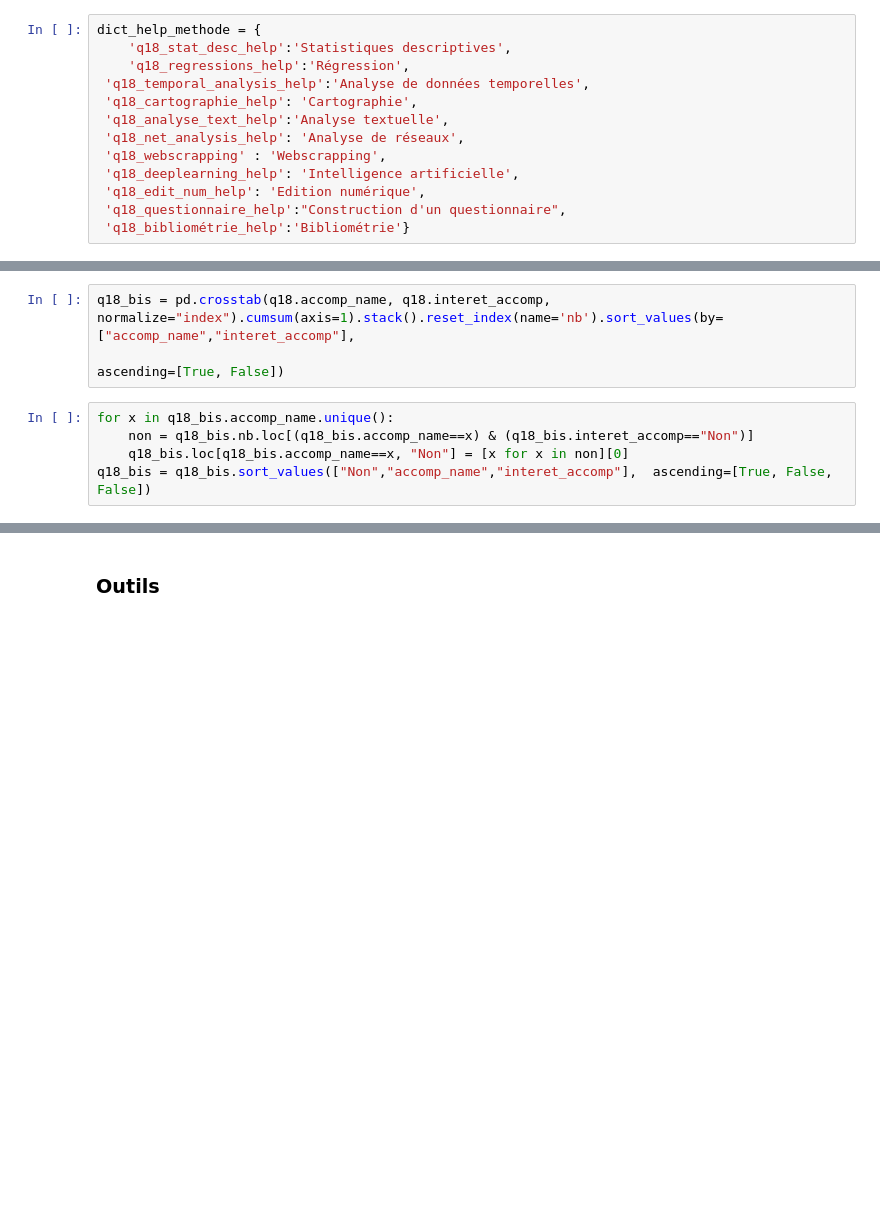
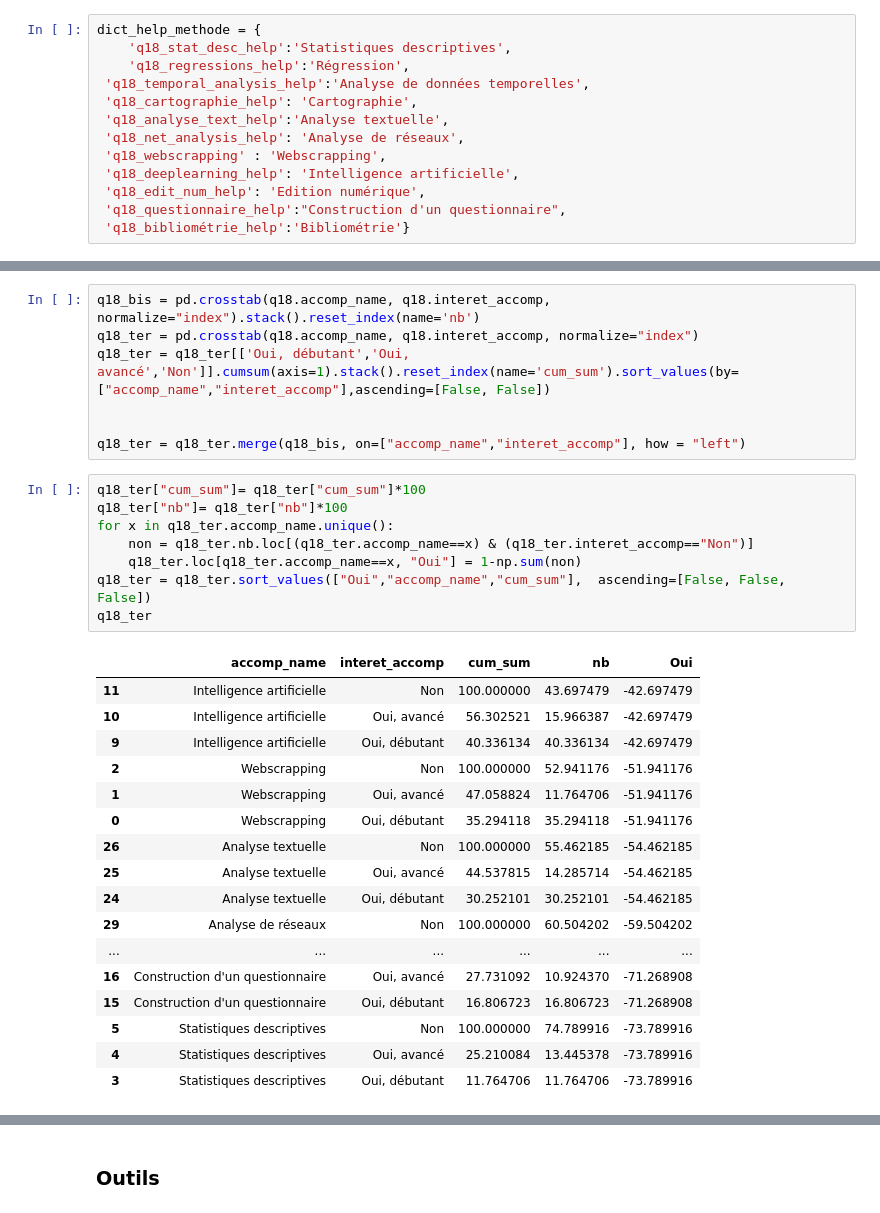
Before and after one commit to luneauaymeric/enquete_SO_p8, a Jupyter notebook: script_analyse/stat_descriptive/production_et_analyse_donnees.ipynb, the cells around one changed output, grey strips where cells are left out. Saved outputs shown, nothing was run; the diff lists cells and outputs as text; blank space fills up the shorter version.

```diff
--- a/script_analyse/stat_descriptive/production_et_analyse_donnees.ipynb
+++ b/script_analyse/stat_descriptive/production_et_analyse_donnees.ipynb
@@ -622,11 +646,36 @@ for col in df_col.label.loc[(df_col.group=="10_help_methode")&(df_col.type=="ord
 # %%
-q18_bis = pd.crosstab(q18.accomp_name, q18.interet_accomp, normalize="index").cumsum(axis=1).stack().reset_index(name='nb').sort_values(by=["accomp_name","interet_accomp"],
-                                                                                                                                     ascending=[True, False])
+q18_bis = pd.crosstab(q18.accomp_name, q18.interet_accomp, normalize="index").stack().reset_index(name='nb')
+q18_ter = pd.crosstab(q18.accomp_name, q18.interet_accomp, normalize="index")
+q18_ter = q18_ter[['Oui, débutant','Oui, avancé','Non']].cumsum(axis=1).stack().reset_index(name='cum_sum').sort_values(by=["accomp_name","interet_accomp"],ascending=[False, False])
+
+
+q18_ter = q18_ter.merge(q18_bis, on=["accomp_name","interet_accomp"], how = "left")
 # %%
-for x in q18_bis.accomp_name.unique():
-    non = q18_bis.nb.loc[(q18_bis.accomp_name==x) & (q18_bis.interet_accomp=="Non")]
-    q18_bis.loc[q18_bis.accomp_name==x, "Non"] = [x for x in non][0]
-q18_bis = q18_bis.sort_values(["Non","accomp_name","interet_accomp"],  ascending=[True, False, False])
+q18_ter["cum_sum"]= q18_ter["cum_sum"]*100
+q18_ter["nb"]= q18_ter["nb"]*100
+for x in q18_ter.accomp_name.unique():
+    non = q18_ter.nb.loc[(q18_ter.accomp_name==x) & (q18_ter.interet_accomp=="Non")]
+    q18_ter.loc[q18_ter.accomp_name==x, "Oui"] = 1-np.sum(non)
+q18_ter = q18_ter.sort_values(["Oui","accomp_name","cum_sum"],  ascending=[False, False, False])
+q18_ter
+# %% [output]
+|  | accomp_name | interet_accomp | cum_sum | nb | Oui |
+| 11 | Intelligence artificielle | Non | 100.000000 | 43.697479 | -42.697479 |
+| 10 | Intelligence artificielle | Oui, avancé | 56.302521 | 15.966387 | -42.697479 |
+| 9 | Intelligence artificielle | Oui, débutant | 40.336134 | 40.336134 | -42.697479 |
+| 2 | Webscrapping | Non | 100.000000 | 52.941176 | -51.941176 |
+| 1 | Webscrapping | Oui, avancé | 47.058824 | 11.764706 | -51.941176 |
+| 0 | Webscrapping | Oui, débutant | 35.294118 | 35.294118 | -51.941176 |
+| 26 | Analyse textuelle | Non | 100.000000 | 55.462185 | -54.462185 |
+| 25 | Analyse textuelle | Oui, avancé | 44.537815 | 14.285714 | -54.462185 |
+| 24 | Analyse textuelle | Oui, débutant | 30.252101 | 30.252101 | -54.462185 |
+| 29 | Analyse de réseaux | Non | 100.000000 | 60.504202 | -59.504202 |
+| ... | ... | ... | ... | ... | ... |
+| 16 | Construction d'un questionnaire | Oui, avancé | 27.731092 | 10.924370 | -71.268908 |
+| 15 | Construction d'un questionnaire | Oui, débutant | 16.806723 | 16.806723 | -71.268908 |
+| 5 | Statistiques descriptives | Non | 100.000000 | 74.789916 | -73.789916 |
+| 4 | Statistiques descriptives | Oui, avancé | 25.210084 | 13.445378 | -73.789916 |
+| 3 | Statistiques descriptives | Oui, débutant | 11.764706 | 11.764706 | -73.789916 |
 # %%
 fig, ax = plt.subplots(1, figsize=(6,4))
 
```
Also changed, not shown: parts of 9 cells of this notebook, 3 other files.
